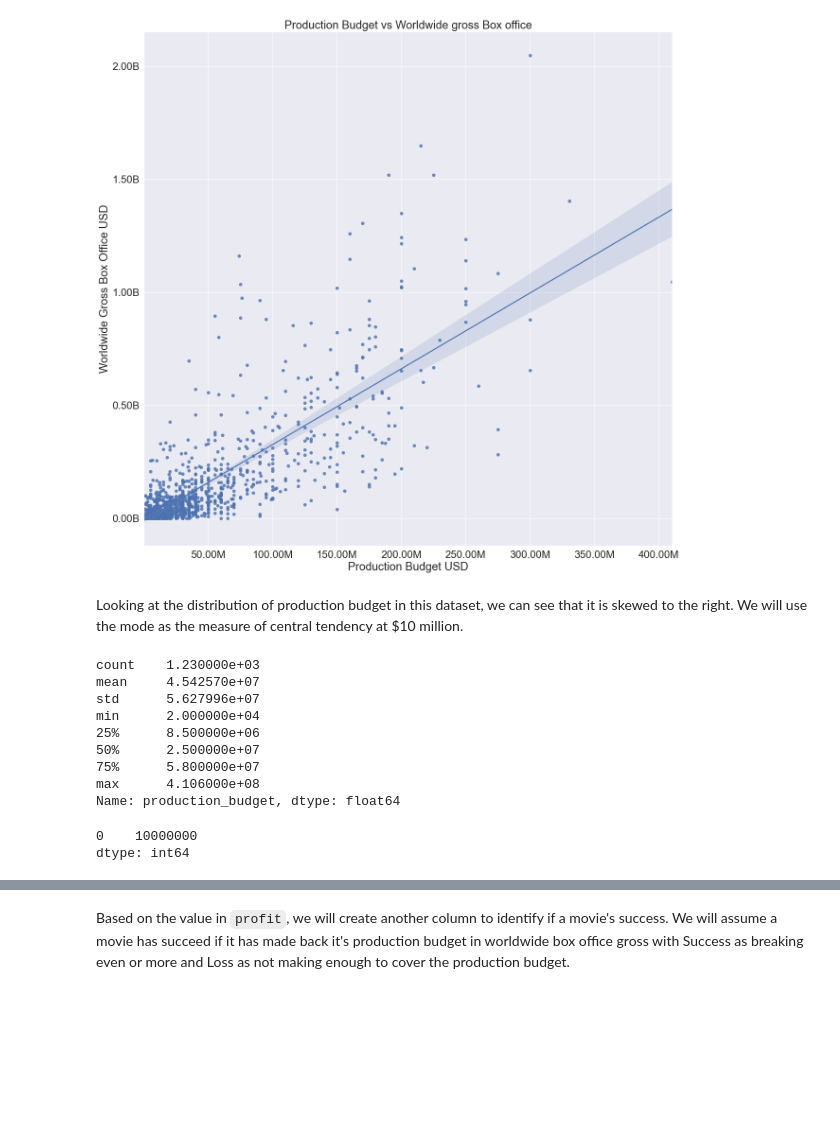
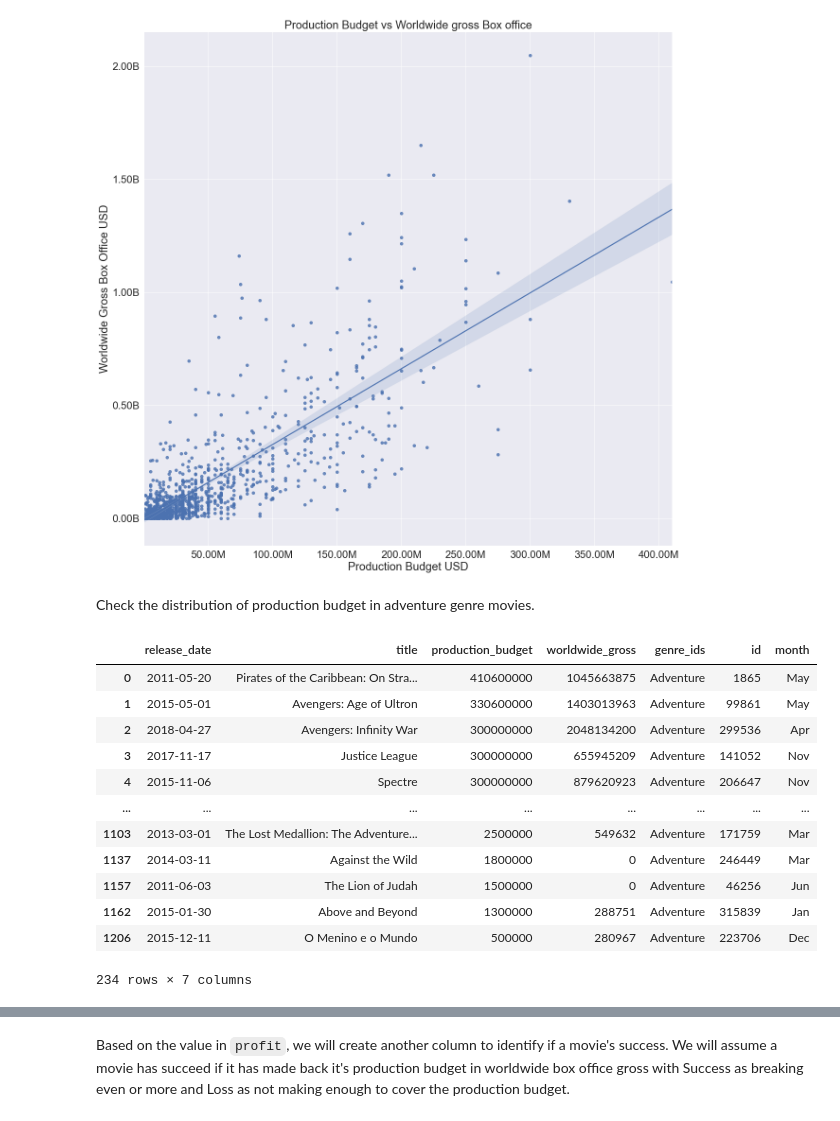
Before and after one commit to whyyoutoo/Microsoft-Movie_analysis-Project, a Jupyter notebook: dsc-phase1-project-template.ipynb, the cells around one changed output, grey strips where cells are left out. Saved outputs shown, nothing was run; the diff lists cells and outputs as text; code cells hidden in the pictures; blank space fills up the shorter version.

```diff
--- a/dsc-phase1-project-template.ipynb
+++ b/dsc-phase1-project-template.ipynb
@@ -481,22 +482,22 @@ ax.yaxis.set_major_formatter(ticker.FuncFormatter(lambda x, pos: '{:,.2f}'.forma
 plt.show()
 # %% [output]
 [figure]
-# %% [markdown]
-Looking at the distribution of production budget in this dataset, we can see that it is skewed to the right. We will use the mode as the measure of central tendency at $10 million.
-# %%
-df['production_budget'].describe()
-# %% [output]
-count    1.230000e+03
-mean     4.542570e+07
-std      5.627996e+07
-min      2.000000e+04
-25%      8.500000e+06
-50%      2.500000e+07
-75%      5.800000e+07
-max      4.106000e+08
-Name: production_budget, dtype: float64
-# %%
-df['production_budget'].mode()
-# %% [output]
-0    10000000
-dtype: int64
+# %% [markdown]
+Check the distribution of production budget in adventure genre movies.
+# %%
+adv_df = genre_data[genre_data['genre_ids'] == 'Adventure']
+adv_df
+# %% [output]
+|  | release_date | title | production_budget | worldwide_gross | genre_ids | id | month |
+| 0 | 2011-05-20 | Pirates of the Caribbean: On Stra... | 410600000 | 1045663875 | Adventure | 1865 | May |
+| 1 | 2015-05-01 | Avengers: Age of Ultron | 330600000 | 1403013963 | Adventure | 99861 | May |
+| 2 | 2018-04-27 | Avengers: Infinity War | 300000000 | 2048134200 | Adventure | 299536 | Apr |
+| 3 | 2017-11-17 | Justice League | 300000000 | 655945209 | Adventure | 141052 | Nov |
+| 4 | 2015-11-06 | Spectre | 300000000 | 879620923 | Adventure | 206647 | Nov |
+| ... | ... | ... | ... | ... | ... | ... | ... |
+| 1103 | 2013-03-01 | The Lost Medallion: The Adventure... | 2500000 | 549632 | Adventure | 171759 | Mar |
+| 1137 | 2014-03-11 | Against the Wild | 1800000 | 0 | Adventure | 246449 | Mar |
+| 1157 | 2011-06-03 | The Lion of Judah | 1500000 | 0 | Adventure | 46256 | Jun |
+| 1162 | 2015-01-30 | Above and Beyond | 1300000 | 288751 | Adventure | 315839 | Jan |
+| 1206 | 2015-12-11 | O Menino e o Mundo | 500000 | 280967 | Adventure | 223706 | Dec |
+234 rows × 7 columns
```
Also changed, not shown: parts of 8 cells of this notebook.
